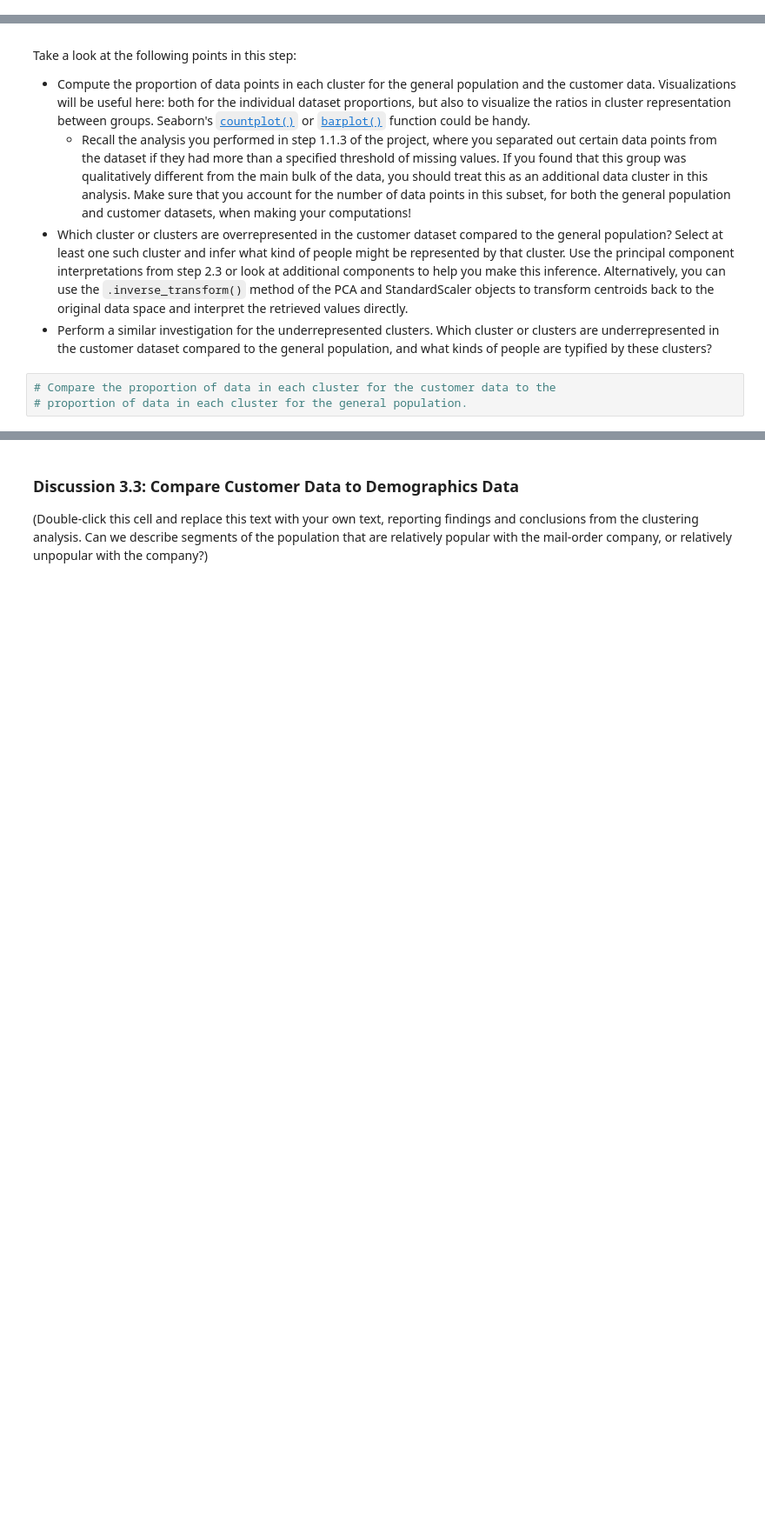
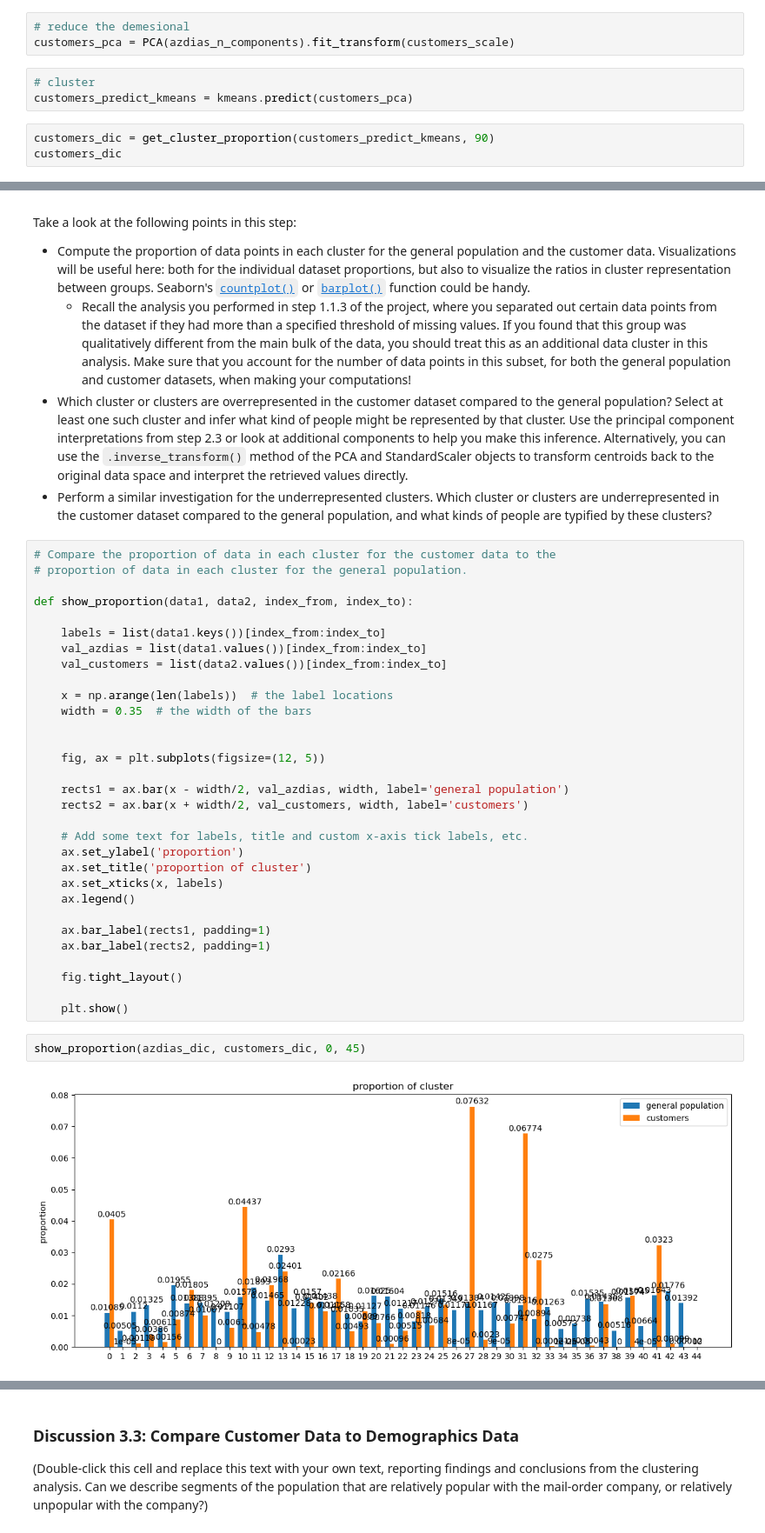
Before and after one commit to kumaeki/INTRO-TO-ML, a Jupyter notebook: my-jupytor/04-Unsupervised/6_Project_Identify_Customer_Segments/Identify_Customer_Segments.ipynb, the cells around one changed output, grey strips where cells are left out. Shown: that part at 87% size. Drawn from its saved outputs; the diff is of its cells as text; blank space fills up the shorter version.

```diff
--- a/my-jupytor/04-Unsupervised/6_Project_Identify_Customer_Segments/Identify_Customer_Segments.ipynb
+++ b/my-jupytor/04-Unsupervised/6_Project_Identify_Customer_Segments/Identify_Customer_Segments.ipynb
@@ -888,0 +1010,9 @@ customers =
+# %%
+# reduce the demesional
+customers_pca = PCA(azdias_n_components).fit_transform(customers_scale)
+# %%
+# cluster
+customers_predict_kmeans = kmeans.predict(customers_pca)
+# %%
+customers_dic = get_cluster_proportion(customers_predict_kmeans, 90)
+customers_dic
@@ -899,6 +1047,38 @@ Take a look at the following points in this step:
   - Recall the analysis you performed in step 1.1.3 of the project, where you separated out certain data points from the dataset if they had more than a specified threshold of missing values. If you found that this group was qualitatively different from the main bulk of the data, you should treat this as an additional data cluster in this analysis. Make sure that you account for the number of data points in this subset, for both the general population and customer datasets, when making your computations!
 - Which cluster or clusters are overrepresented in the customer dataset compared to the general population? Select at least one such cluster and infer what kind of people might be represented by that cluster. Use the principal component interpretations from step 2.3 or look at additional components to help you make this inference. Alternatively, you can use the `.inverse_transform()` method of the PCA and StandardScaler objects to transform centroids back to the original data space and interpret the retrieved values directly.
 - Perform a similar investigation for the underrepresented clusters. Which cluster or clusters are underrepresented in the customer dataset compared to the general population, and what kinds of people are typified by these clusters?
-# %%
-# Compare the proportion of data in each cluster for the customer data to the
-# proportion of data in each cluster for the general population.
+# %%
+# Compare the proportion of data in each cluster for the customer data to the
+# proportion of data in each cluster for the general population.
+
+def show_proportion(data1, data2, index_from, index_to):
+
+    labels = list(data1.keys())[index_from:index_to]
+    val_azdias = list(data1.values())[index_from:index_to]
+    val_customers = list(data2.values())[index_from:index_to]
+
+    x = np.arange(len(labels))  # the label locations
+    width = 0.35  # the width of the bars
+
+
+    fig, ax = plt.subplots(figsize=(12, 5))
+
+    rects1 = ax.bar(x - width/2, val_azdias, width, label='general population')
+    rects2 = ax.bar(x + width/2, val_customers, width, label='customers')
+
+    # Add some text for labels, title and custom x-axis tick labels, etc.
+    ax.set_ylabel('proportion')
+    ax.set_title('proportion of cluster')
+    ax.set_xticks(x, labels)
+    ax.legend()
+
+    ax.bar_label(rects1, padding=1)
+    ax.bar_label(rects2, padding=1)
+
+    fig.tight_layout()
+
+    plt.show()
+# %%
+show_proportion(azdias_dic, customers_dic, 0, 45)
+# %% [output]
+[figure, added]
```
Also changed, not shown: parts of 40 cells of this notebook.
